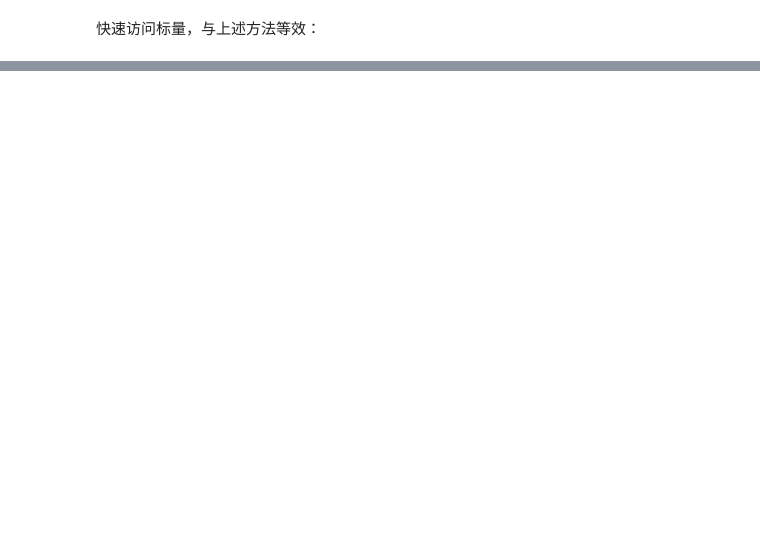
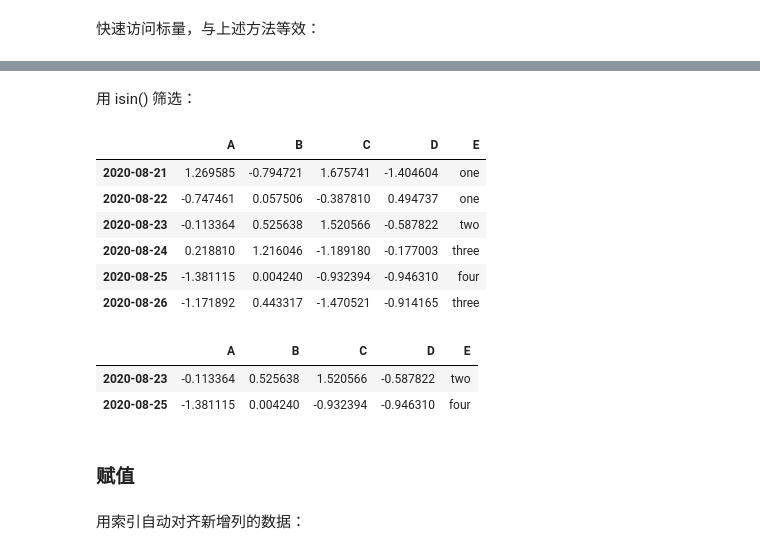
Before and after one commit to mangxiao2018/PandasSample, a Jupyter notebook: 1-入门Pandas.ipynb, the cells around one changed output, grey strips where cells are left out. Drawn from its saved outputs; the diff is of its cells as text; code cells hidden in the pictures; blank space fills up the shorter version.

```diff
--- a/1-入门Pandas.ipynb
+++ b/1-入门Pandas.ipynb
@@ -357,0 +380,24 @@ df.iat[1, 1]
+# %% [markdown]
+用 isin() 筛选：
+# %%
+df3 = df.copy()
+df3['E'] = ['one', 'one', 'two', 'three', 'four', 'three']
+df3
+# %% [output]
+|  | A | B | C | D | E |
+| 2020-08-21 | 1.269585 | -0.794721 | 1.675741 | -1.404604 | one |
+| 2020-08-22 | -0.747461 | 0.057506 | -0.387810 | 0.494737 | one |
+| 2020-08-23 | -0.113364 | 0.525638 | 1.520566 | -0.587822 | two |
+| 2020-08-24 | 0.218810 | 1.216046 | -1.189180 | -0.177003 | three |
+| 2020-08-25 | -1.381115 | 0.004240 | -0.932394 | -0.946310 | four |
+| 2020-08-26 | -1.171892 | 0.443317 | -1.470521 | -0.914165 | three |
+# %%
+df2[df2['E'].isin(['two', 'four'])]
+# %% [output]
+|  | A | B | C | D | E |
+| 2020-08-23 | -0.113364 | 0.525638 | 1.520566 | -0.587822 | two |
+| 2020-08-25 | -1.381115 | 0.004240 | -0.932394 | -0.946310 | four |
+# %% [markdown]
+### 赋值
+# %% [markdown]
+用索引自动对齐新增列的数据：
```
Also changed, not shown: parts of 40 cells of this notebook.
